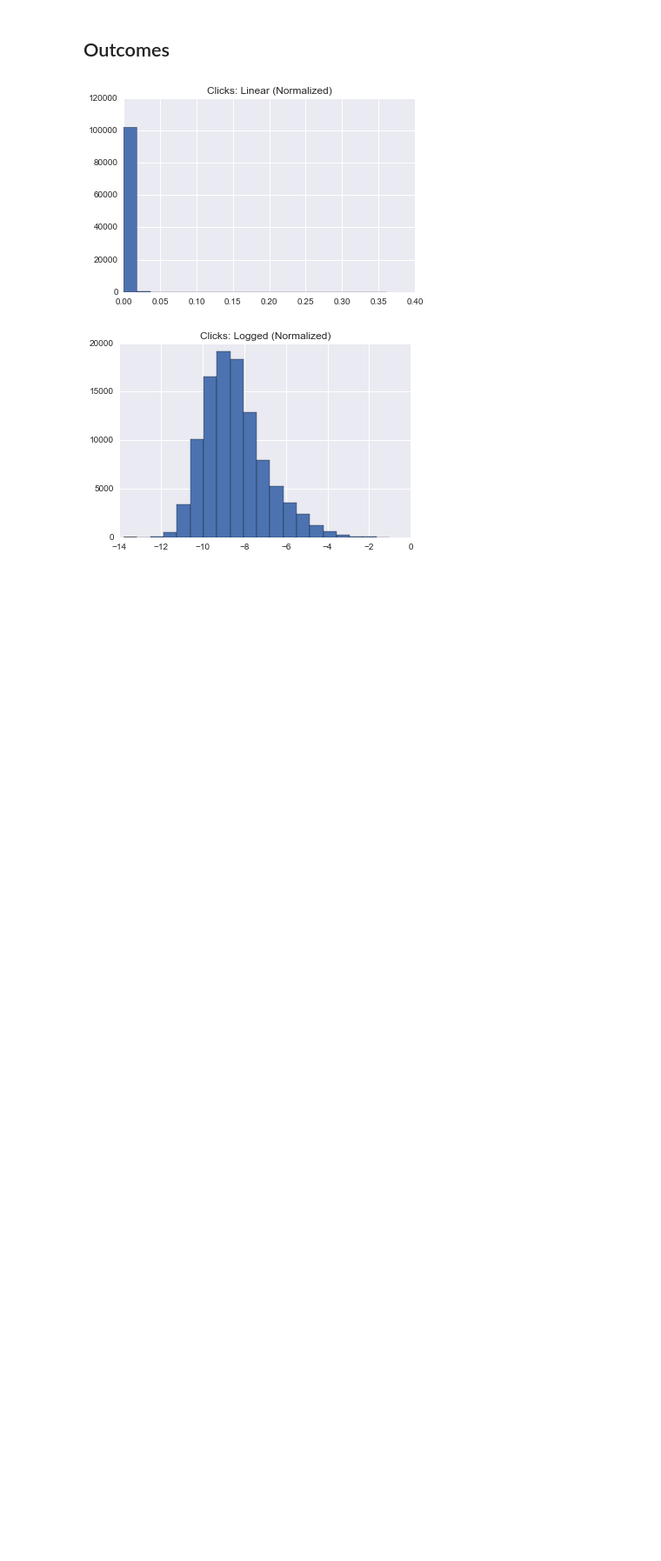
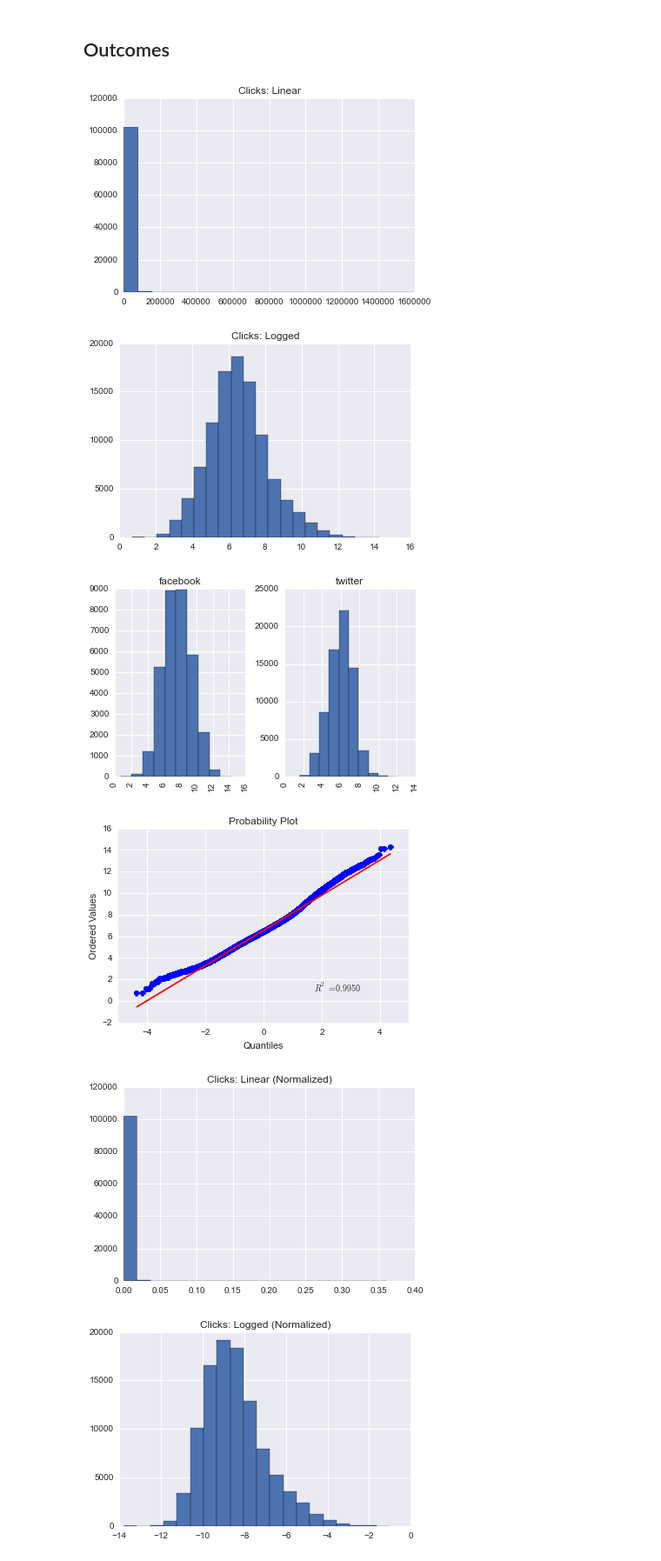
Before and after one commit to micahlanier/social-news, a Jupyter notebook: src/prediction/explorePredictionData.ipynb, the cells around one changed output. Shown at 87% size. Drawn from its saved outputs; the diff is of its cells as text; code cells hidden in the pictures; blank space fills up the shorter version.

```diff
--- a/src/prediction/explorePredictionData.ipynb
+++ b/src/prediction/explorePredictionData.ipynb
@@ -119,3 +132,29 @@ plt.show()
 # %% [markdown]
 ## Outcomes
+# %%
+# Verify that we should log the clicks outcome for regression.
+
+# Linear scale.
+plt.hist(twfb.ix[twfb.clicks.notnull(),'clicks'], bins=20)
+plt.title('Clicks: Linear')
+plt.show()
+
+# Log scale.
+plt.hist(twfb.ix[twfb.clicks_log.notnull(),'clicks_log'], bins=20)
+plt.title('Clicks: Logged')
+plt.show()
+
+# Log scale double.
+ax = twfb.ix[twfb.clicks_log.notnull(),:].hist(column='clicks_log',by='service')
+plt.show()
+
+# QQ plot.
+cnl = twfb.ix[twfb.clicks_log.notnull(),'clicks_log']
+stats.probplot(cnl, dist="norm", plot=pylab)
+pylab.show()
+# %% [output]
+[figure, added]
+[figure, added]
+[figure, added]
+[figure, added]
 # %%
```
Also changed, not shown: parts of 5 cells of this notebook.
